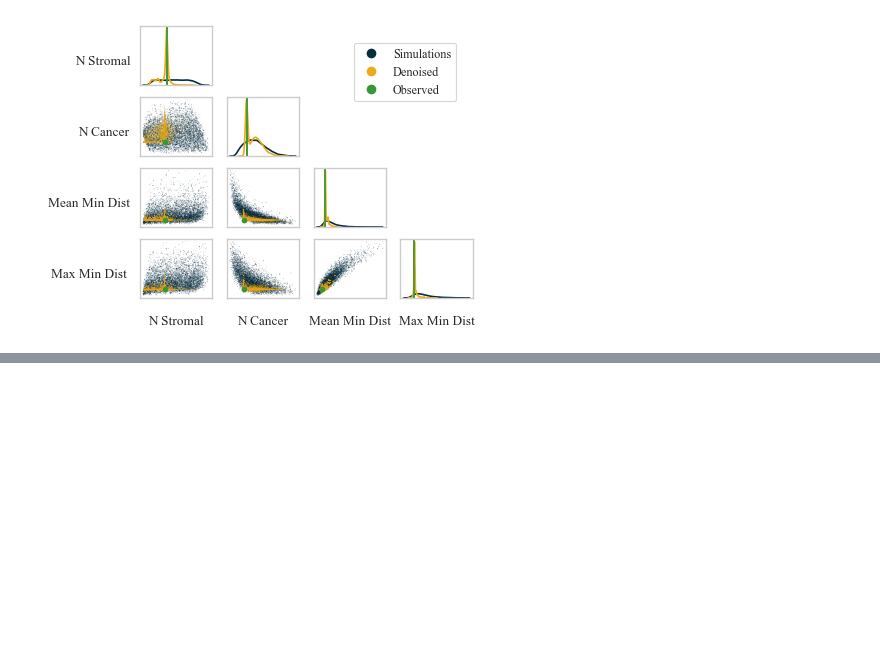
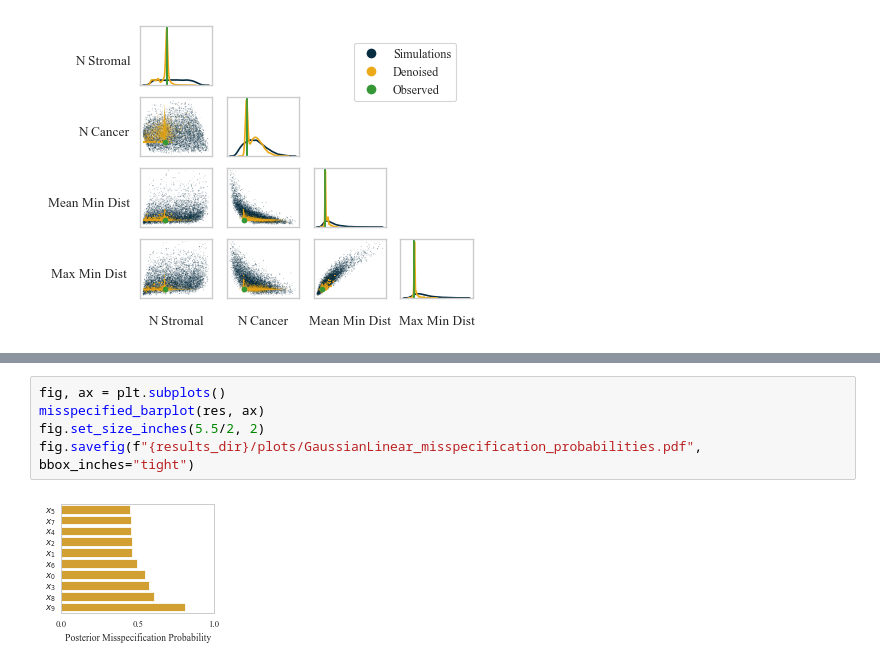
Before and after one commit to danielward27/rnpe, a Jupyter notebook: scripts/plots/plot_examples.ipynb, the cells around one changed output, grey strips where cells are left out. Drawn from its saved outputs; the diff is of its cells as text; blank space fills up the shorter version.

```diff
--- a/scripts/plots/plot_examples.ipynb
+++ b/scripts/plots/plot_examples.ipynb
@@ -224,0 +313,7 @@ fig.savefig(f"{results_dir}/plots/cancer_denosied_pairplot.pdf", bbox_inches="ti
+# %%
+fig, ax = plt.subplots()
+misspecified_barplot(res, ax)
+fig.set_size_inches(5.5/2, 2)
+fig.savefig(f"{results_dir}/plots/GaussianLinear_misspecification_probabilities.pdf", bbox_inches="tight")
+# %% [output]
+[figure, added]
```
Also changed, not shown: parts of 10 cells of this notebook, 17 other files.
